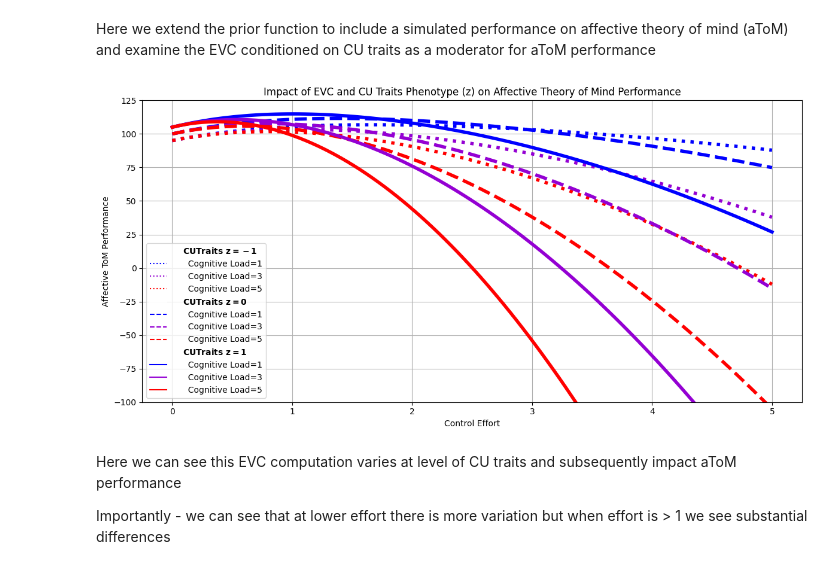
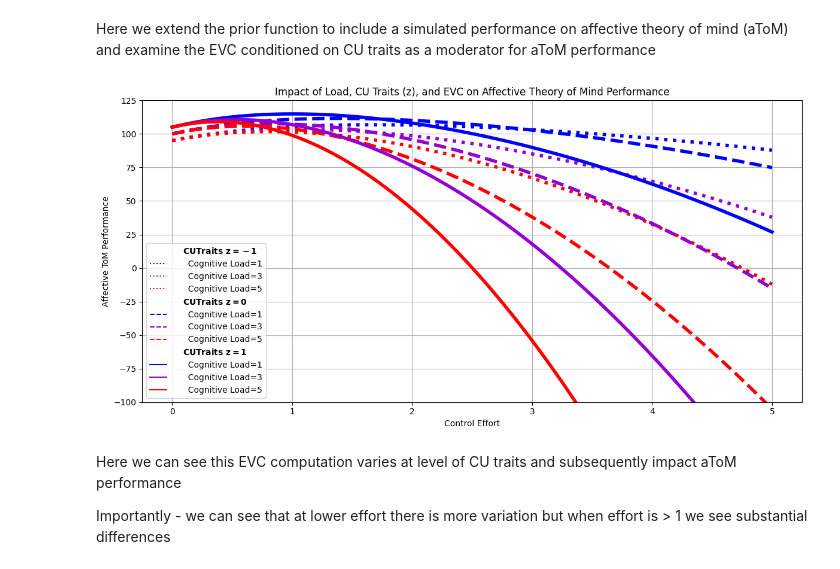
Before and after one commit to drewwint/pub_dual-task_tom_cog-ctrl_rct, a Jupyter notebook: EVC_aToM_simulation_of_concept.ipynb, the cells around one changed output. Cells and saved outputs as stored; diff of their text form; code cells hidden in the pictures.

```diff
--- a/EVC_aToM_simulation_of_concept.ipynb
+++ b/EVC_aToM_simulation_of_concept.ipynb
@@ -210,35 +210,35 @@ for z in phenotypes:
         Line2D(
             [0],
             [0],
             color='white',  # No line
             label=f"$\\bf{{CU Traits\\ z={z}}}$"  # Bold phenotype label
         )
     )
     # Cost factor entries under the phenotype
     for cost_factor in cost_factors:
         legend_elements.append(
             Line2D(
                 [0],
                 [0],
                 linestyle=line_styles[z],
                 color=colors[cost_factor],
                 label=f'  Cognitive Load={cost_factor}'
             )
         )
 
 # Adding the legend
 plt.legend(handles=legend_elements, loc='lower left', frameon=True, handlelength=2, handletextpad=2)
 
 # Graph details
-plt.title('Impact of EVC and CU Traits Phenotype (z) on Affective Theory of Mind Performance')
+plt.title('Impact of Load, CU Traits (z), and EVC on Affective Theory of Mind Performance')
 plt.xlabel('Control Effort')
 plt.ylabel('Affective ToM Performance')
 plt.grid()
 plt.tight_layout()
 plt.ylim(-100,125)
 plt.show()
 # %% [output]
-[figure, old version]
+[figure, new version]
 # %% [markdown]
 Here we can see this EVC computation varies at level of CU traits and subsequently impact aToM performance
 
```
Also changed, not shown: parts of 1 cell of this notebook.
